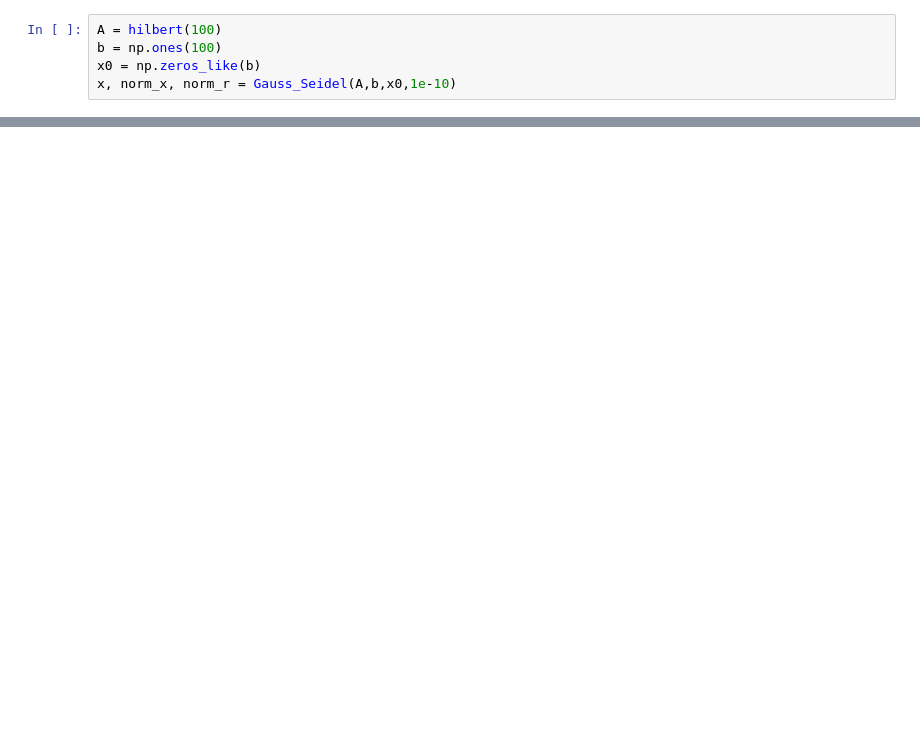
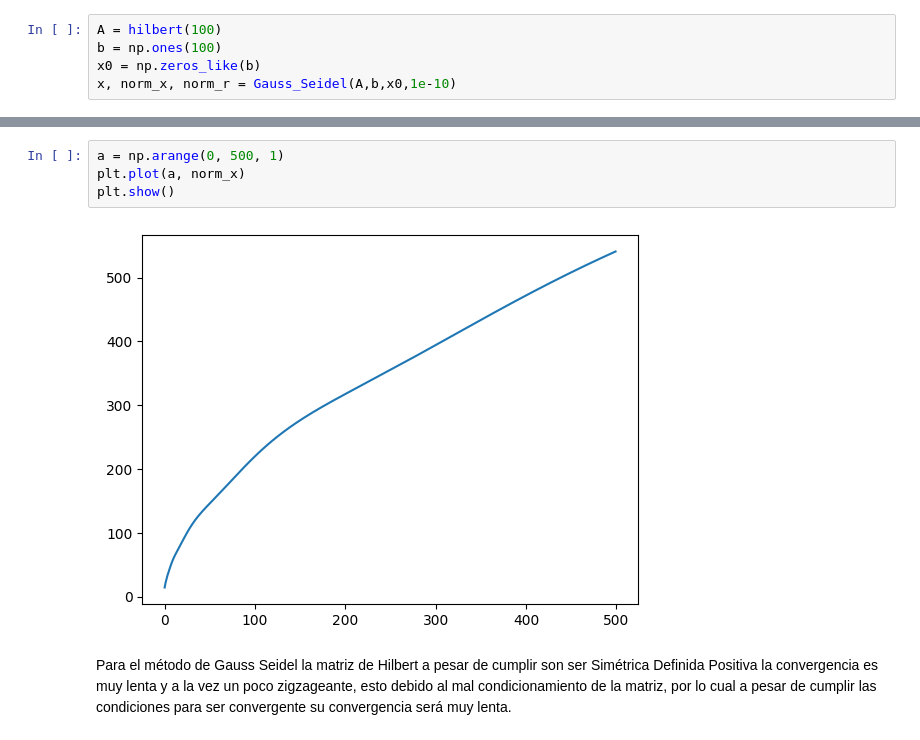
Before and after one commit to Matew3098/anl2025a_Mateo_Cardenas, a Jupyter notebook: Prueba.ipynb, the cells around one changed output, grey strips where cells are left out. Cells and saved outputs as stored; diff of their text form; blank space fills up the shorter version.

```diff
--- a/Prueba.ipynb
+++ b/Prueba.ipynb
@@ -43,0 +40,8 @@ x, norm_x, norm_r = Gauss_Seidel(A,b,x0,1e-10)
+# %%
+a = np.arange(0, 500, 1)
+plt.plot(a, norm_x)
+plt.show()
+# %% [output]
+[figure, added]
+# %% [markdown]
+Para el método de Gauss Seidel la matriz de Hilbert a pesar de cumplir son ser Simétrica Definida Positiva la convergencia es muy lenta y a la vez un poco zigzageante, esto debido al mal condicionamiento de la matriz, por lo cual a pesar de cumplir las condiciones para ser convergente su convergencia será muy lenta.
```
Also changed, not shown: parts of 7 cells of this notebook, 1 other file.
